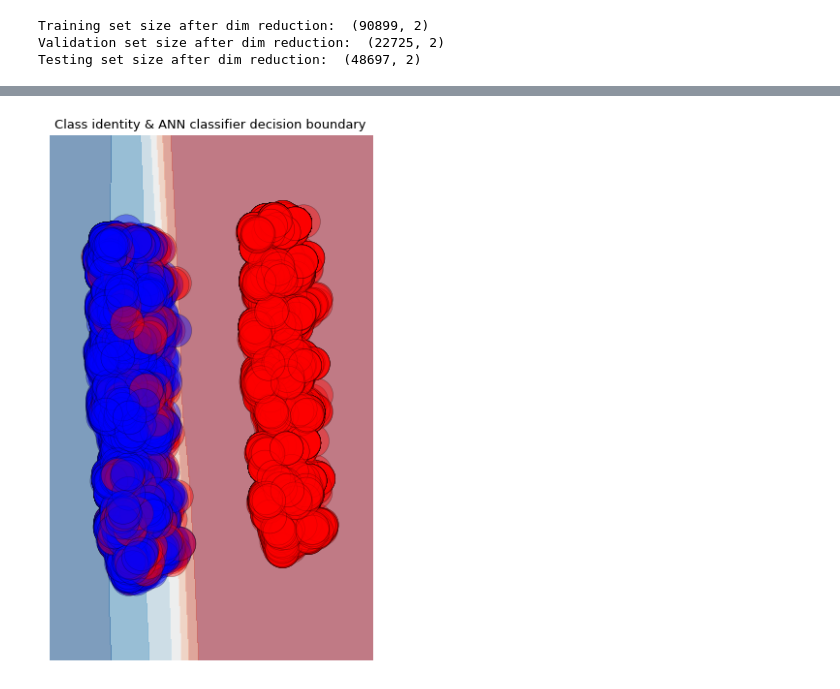
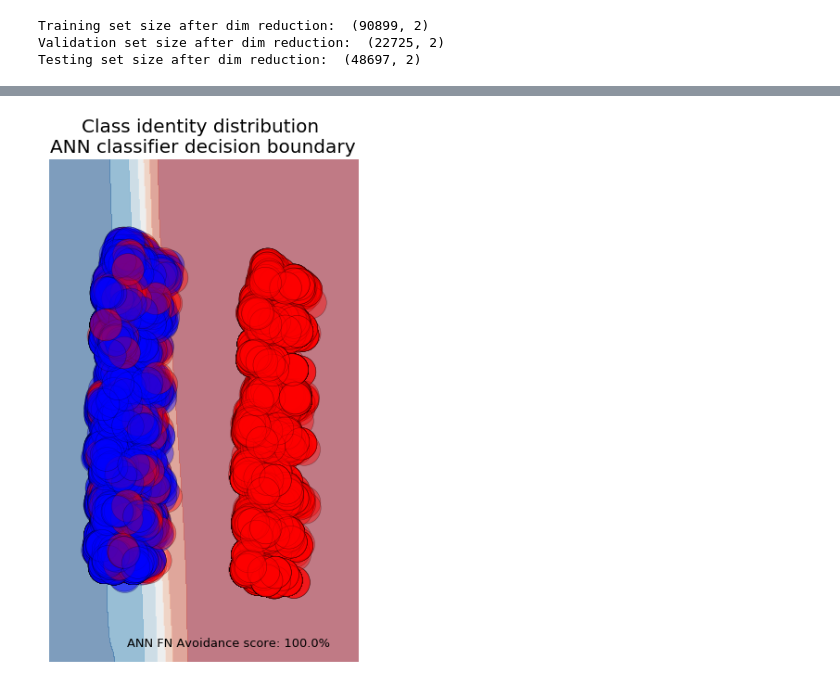
Before and after one commit to dmculiac/Artificial-Neural-Networks-Classifier-Keras, a Jupyter notebook: ANN classifier using Keras.ipynb, the cells around one changed output, grey strips where cells are left out. Cells and saved outputs as stored; diff of their text form; code cells hidden in the pictures.

```diff
--- a/ANN classifier using Keras.ipynb
+++ b/ANN classifier using Keras.ipynb
@@ -235,8 +245,8 @@ for i in threshold:
 
         cm_test = confusion_matrix(y_test, y_pred)
 
-        fn_test = cm_test[1,0]
-        test_fnr.append(fn_test)
+        fnr_test = cm_test[1,0]
+        test_fnr.append(fnr_test)
 
         # calculate roc curve
         fpr, tpr, thresholds = roc_curve(y_test, y_pred)
@@ -411,34 +429,35 @@ model loading complete
 # %%
 DIA = 1200
 
 h = .02  # step size in the mesh
-
 x_min, x_max = X_train[:, 0].min() - .5, X_train[:, 0].max() + .5
 y_min, y_max = X_train[:, 1].min() - .5, X_train[:, 1].max() + .5
 xx, yy = np.meshgrid(np.arange(x_min, x_max, h),np.arange(y_min, y_max, h))
 
 
 # Plot the decision boundary. For that, we will assign a color to each point in the mesh [x_min, x_max]x[y_min, y_max].
 Z = clf.predict(np.c_[xx.ravel(), yy.ravel()])#[:, 1]
 
 # Put the result into a color plot
 from matplotlib.colors import ListedColormap
 cm = plt.cm.RdBu
 cm_bright = ListedColormap(['#FF0000', '#0000FF'])
 
 plt.figure(figsize = (6, 10))
 ax = plt.subplot(111)
 Z = Z.reshape(xx.shape)
 ax.contourf(xx, yy, Z, cmap=cm, alpha=.5)
 
+
 # and testing points
 ax.scatter(X_test[:, 0], X_test[:, 1], c=y_test, s=DIA, cmap=cm_bright,edgecolors='k', alpha=0.4)
-
 ax.set_xlim(xx.min(), xx.max())
 ax.set_ylim(yy.min(), yy.max())
 ax.set_xticks(())
 ax.set_yticks(())
-plt.title('Class identity & ANN classifier decision boundary', fontsize=13)
+plt.title('Class identity distribution \nANN classifier decision boundary', fontsize=20)
+ax.text(xx.max() - .3, yy.min() + .1, ('ANN FN Avoidance score: %.1f%%' % (fnar*100)).lstrip('0'),
+                        size=15, horizontalalignment='right', fontsize=13)
 plt.show()
 # %% [output]
-[figure, old version]
+[figure, new version]
```
Also changed, not shown: parts of 8 cells of this notebook, 1 other file.
